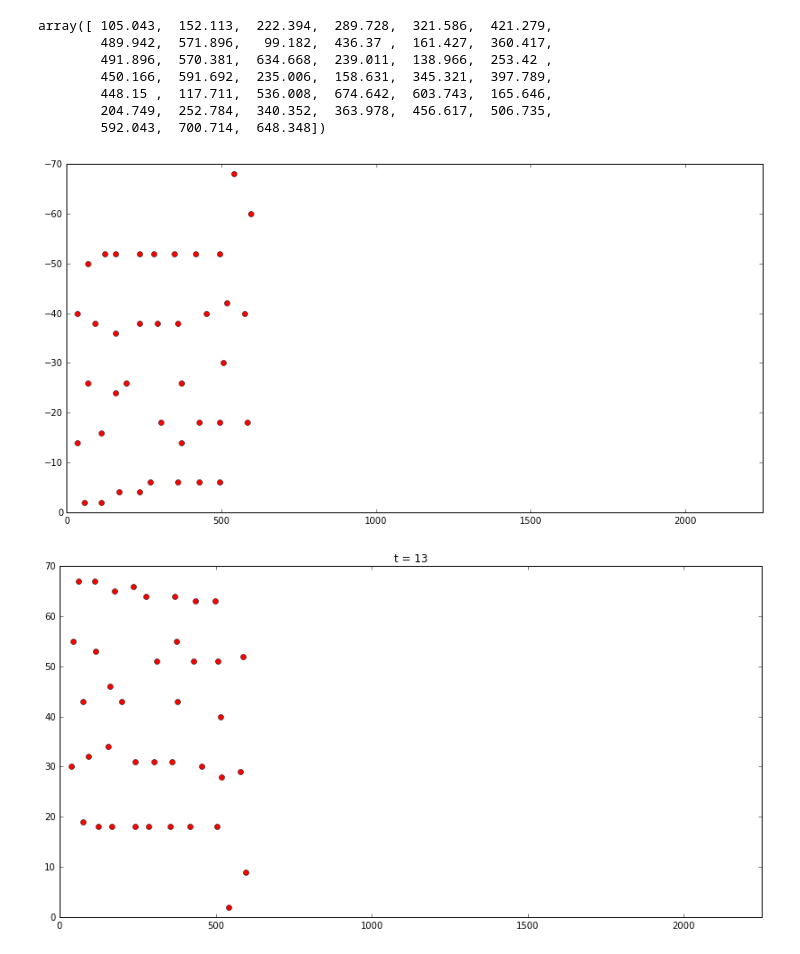
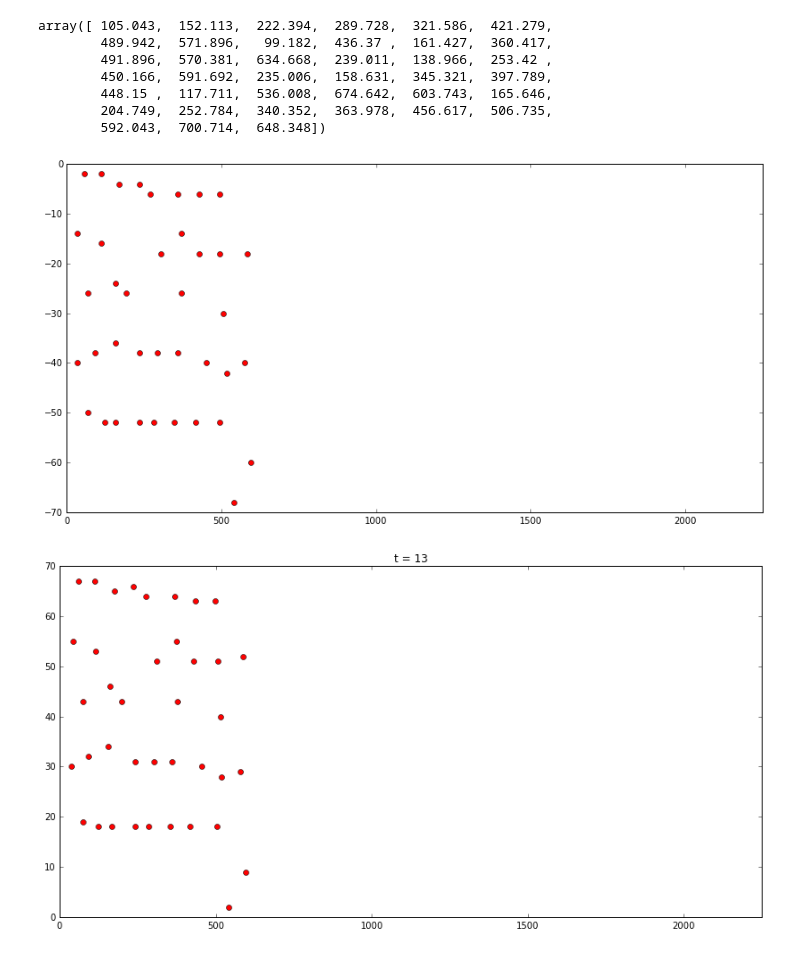
Before and after one commit to alin719/cs229_merging, a Jupyter notebook: Sandbox.ipynb, the cells around one changed output. Cells and saved outputs as stored; diff of their text form; code cells hidden in the pictures.

```diff
--- a/Sandbox.ipynb
+++ b/Sandbox.ipynb
@@ -186,14 +179,15 @@ array([ 105.043,  152.113,  222.394,  289.728,  321.586,  421.279,
         204.749,  252.784,  340.352,  363.978,  456.617,  506.735,
         592.043,  700.714,  648.348])
 # %%
+gflat = np.sum(grid, axis=2)
 nz = np.nonzero(gflat)
 nzx = nz[0]*X_STEP
 nzy = nz[1]*Y_STEP
-plt.axis([0, 2250, 0, -70])
+plt.axis([0, 2250, -70, 0])
 plt.plot(nzy, -nzx, 'ro')
 plt.show()
 # %% [output]
-[figure, old version]
+[figure, new version]
 # %%
 plotFrame(frameDict[150])
 # %% [output]
```
Also changed, not shown: parts of 3 cells of this notebook, 3 other files.
